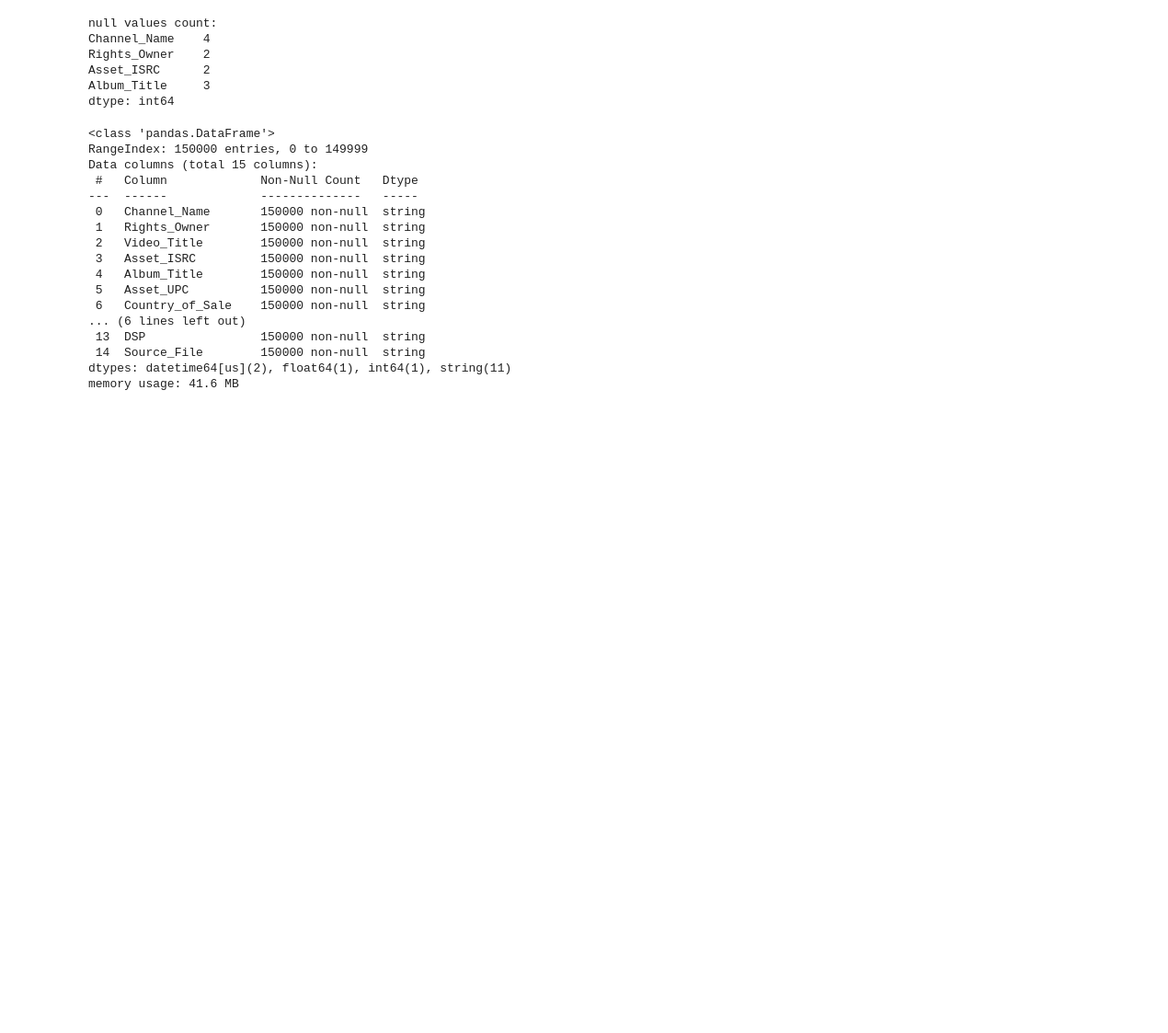
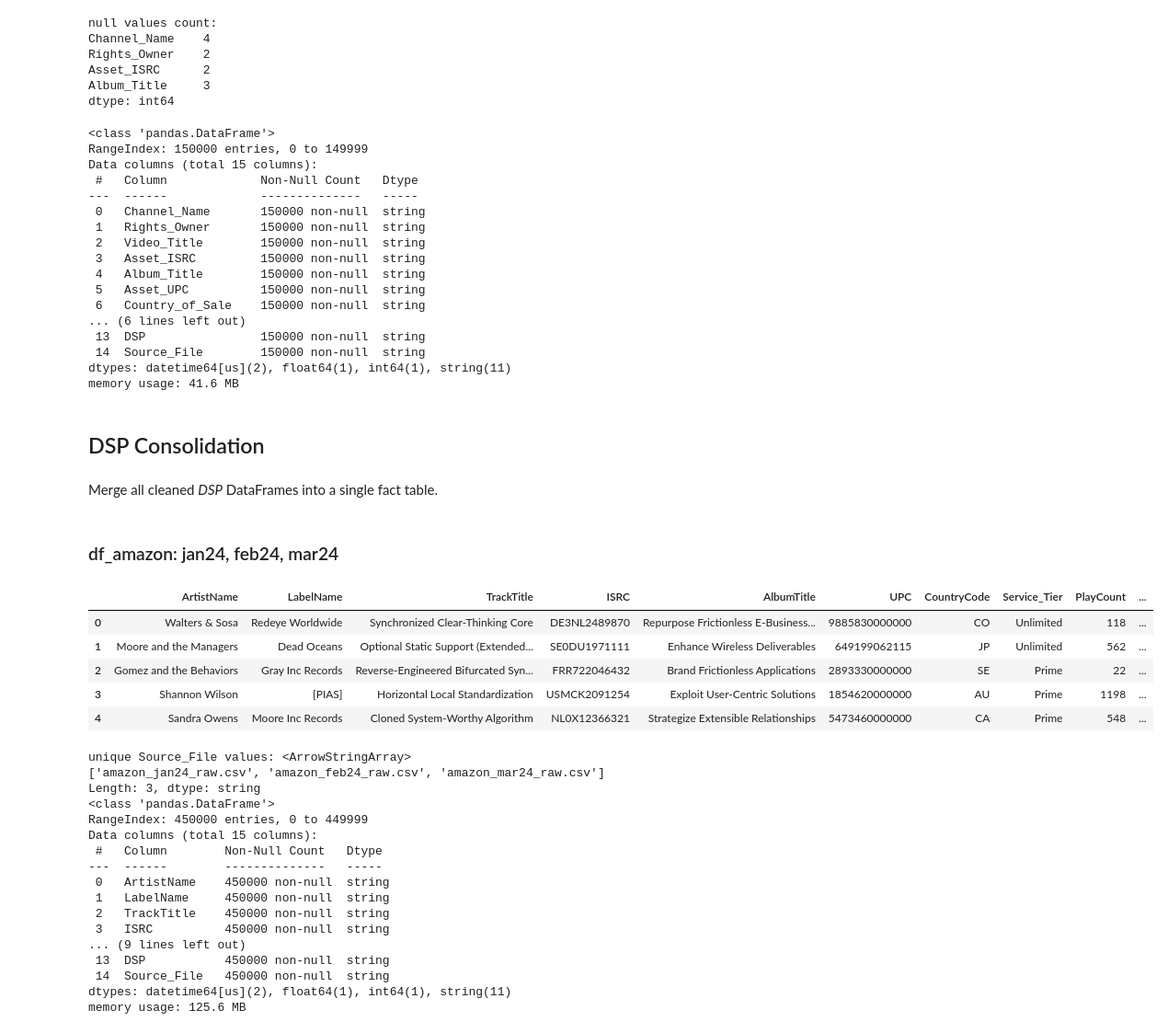
Before and after one commit to andreavecchi1996/royalty_data_quality_pipeline, a Jupyter notebook: royalty_data_quality_pipeline.ipynb, the cells around one changed output. Shown at 92% size. Drawn from its saved outputs; the diff is of its cells as text; code cells hidden in the pictures; blank space fills up the shorter version.

Commit message:
DSP consolidation

```diff
--- a/royalty_data_quality_pipeline.ipynb
+++ b/royalty_data_quality_pipeline.ipynb
@@ -613,7 +613,7 @@ for col in ["ArtistName", "LabelName", "TrackTitle", "ISRC", "AlbumTitle", "Coun
     df[col] = df[col].astype("string").str.strip()
 
 # DSP and Source columns creation.
-df["DSP"] = "Amazon"
+df["DSP"] = "Amazon Music"
 df["Source_File"] = "amazon_jan24_raw.csv"
 
 #-----------------------------------------------------------------------------
@@ -722,7 +722,7 @@ for col in ["ArtistName", "LabelName", "TrackTitle", "ISRC", "AlbumTitle", "Coun
     df[col] = df[col].astype("string").str.strip()
 
 # DSP and Source columns creation.
-df["DSP"] = "Amazon"
+df["DSP"] = "Amazon Music"
 df["Source_File"] = "amazon_feb24_raw.csv"
 
 # Fix remaining dtypes.
@@ -796,7 +796,7 @@ for col in ["ArtistName", "LabelName", "TrackTitle", "ISRC", "AlbumTitle", "Coun
     df[col] = df[col].astype("string").str.strip()
 
 # DSP and Source columns creation.
-df["DSP"] = "Amazon"
+df["DSP"] = "Amazon Music"
 df["Source_File"] = "amazon_mar24_raw.csv"
 
 #-----------------------------------------------------------------------------
@@ -2715,3 +2625,44 @@ Data columns (total 15 columns):
  14  Source_File        150000 non-null  string
 dtypes: datetime64[us](2), float64(1), int64(1), string(11)
 memory usage: 41.6 MB
+# %% [markdown]
+## DSP Consolidation
+# %% [markdown]
+Merge all cleaned *DSP* DataFrames into a single fact table.
+# %% [markdown]
+### df_amazon: jan24, feb24, mar24
+# %%
+# concatenate all the cleaned amazon tables
+df_amazon_clean = pd.concat(
+    [df_amazon_jan24_clean, df_amazon_feb24_clean, df_amazon_mar24_clean],
+    ignore_index=True
+)
+
+# peek at the first few rows, unique source files and infos
+display(df_amazon_clean.head(5))
+print("\nunique Source_File values:", df_amazon_clean['Source_File'].unique())
+df_amazon_clean.info()
+# %% [output]
+|  | ArtistName | LabelName | TrackTitle | ISRC | AlbumTitle | UPC | CountryCode | Service_Tier | PlayCount | ... |
+| 0 | Walters & Sosa | Redeye Worldwide | Synchronized Clear-Thinking Core | DE3NL2489870 | Repurpose Frictionless E-Business... | 9885830000000 | CO | Unlimited | 118 | ... |
+| 1 | Moore and the Managers | Dead Oceans | Optional Static Support (Extended... | SE0DU1971111 | Enhance Wireless Deliverables | 649199062115 | JP | Unlimited | 562 | ... |
+| 2 | Gomez and the Behaviors | Gray Inc Records | Reverse-Engineered Bifurcated Syn... | FRR722046432 | Brand Frictionless Applications | 2893330000000 | SE | Prime | 22 | ... |
+| 3 | Shannon Wilson | [PIAS] | Horizontal Local Standardization | USMCK2091254 | Exploit User-Centric Solutions | 1854620000000 | AU | Prime | 1198 | ... |
+| 4 | Sandra Owens | Moore Inc Records | Cloned System-Worthy Algorithm | NL0X12366321 | Strategize Extensible Relationships | 5473460000000 | CA | Prime | 548 | ... |
+unique Source_File values: <ArrowStringArray>
+['amazon_jan24_raw.csv', 'amazon_feb24_raw.csv', 'amazon_mar24_raw.csv']
+Length: 3, dtype: string
+<class 'pandas.DataFrame'>
+RangeIndex: 450000 entries, 0 to 449999
+Data columns (total 15 columns):
+ #   Column        Non-Null Count   Dtype
+---  ------        --------------   -----
+ 0   ArtistName    450000 non-null  string
+ 1   LabelName     450000 non-null  string
+ 2   TrackTitle    450000 non-null  string
+ 3   ISRC          450000 non-null  string
+... (9 lines left out)
+ 13  DSP           450000 non-null  string
+ 14  Source_File   450000 non-null  string
+dtypes: datetime64[us](2), float64(1), int64(1), string(11)
+memory usage: 125.6 MB
```
Also changed, not shown: parts of 22 cells of this notebook, 1 other file.
